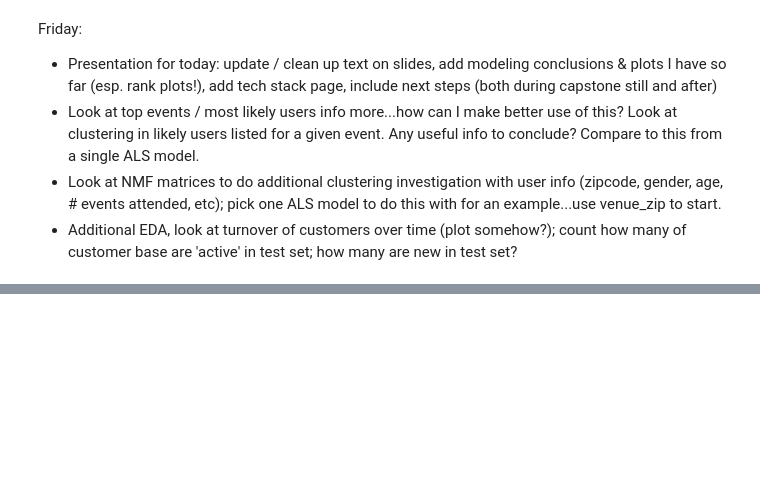
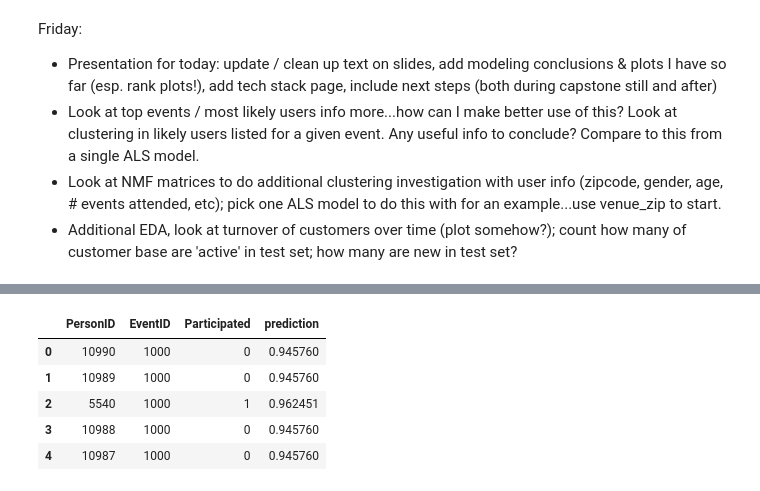
Before and after one commit to gcnuss/trailrun_participation, a Jupyter notebook: model/Final_Model_Pipeline-UPDATE.ipynb, the cells around one changed output, grey strips where cells are left out. Cells and saved outputs as stored; diff of their text form; code cells hidden in the pictures; blank space fills up the shorter version.

```diff
--- a/model/Final_Model_Pipeline-UPDATE.ipynb
+++ b/model/Final_Model_Pipeline-UPDATE.ipynb
@@ -1050,0 +1099,18 @@ Friday:
+# %%
+naive_train_ensemble['prediction'] = (naive_train_ensemble['SeriesID_prediction'] +
+                                      naive_train_ensemble['EventTypeID_prediction'] +
+                                      naive_train_ensemble['Venue_Zip_prediction'] +
+                                      naive_train_ensemble['Total_Fee_Avg_prediction'] +
+                                      naive_train_ensemble['Miles2_Avg_prediction']) / 5.
+# %%
+naive_train_ensemble.drop(['Event_Date', 'SeriesID_prediction', 'EventTypeID_prediction', 'Venue_Zip_prediction',
+                          'Total_Fee_Avg_prediction', 'Miles2_Avg_prediction'], axis=1, inplace=True)
+# %%
+naive_train_ensemble.head()
+# %% [output]
+|  | PersonID | EventID | Participated | prediction |
+| 0 | 10990 | 1000 | 0 | 0.945760 |
+| 1 | 10989 | 1000 | 0 | 0.945760 |
+| 2 | 5540 | 1000 | 1 | 0.962451 |
+| 3 | 10988 | 1000 | 0 | 0.945760 |
+| 4 | 10987 | 1000 | 0 | 0.945760 |
```
Also changed, not shown: parts of 26 cells of this notebook, 4 other files.
